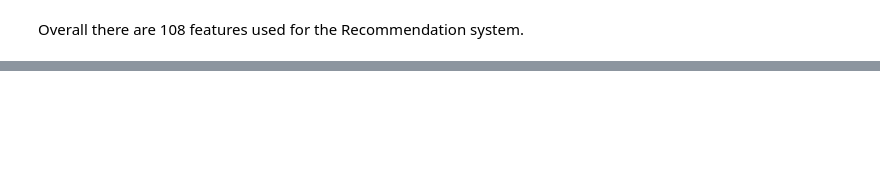
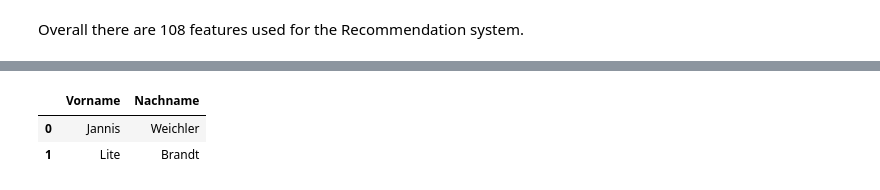
Before and after one commit to Jannis37/80s-recommender, a Jupyter notebook: recommender.ipynb, the cells around one changed output, grey strips where cells are left out. Drawn from its saved outputs; the diff is of its cells as text; code cells hidden in the pictures; blank space fills up the shorter version.

```diff
--- a/recommender.ipynb
+++ b/recommender.ipynb
@@ -142,0 +388,6 @@ recommend_tracks('Back In Black')
+# %%
+pd.read_csv('names.csv')
+# %% [output]
+|  | Vorname | Nachname |
+| 0 | Jannis | Weichler |
+| 1 | Lite | Brandt |
```
Also changed, not shown: parts of 39 cells of this notebook, 3 other files.
